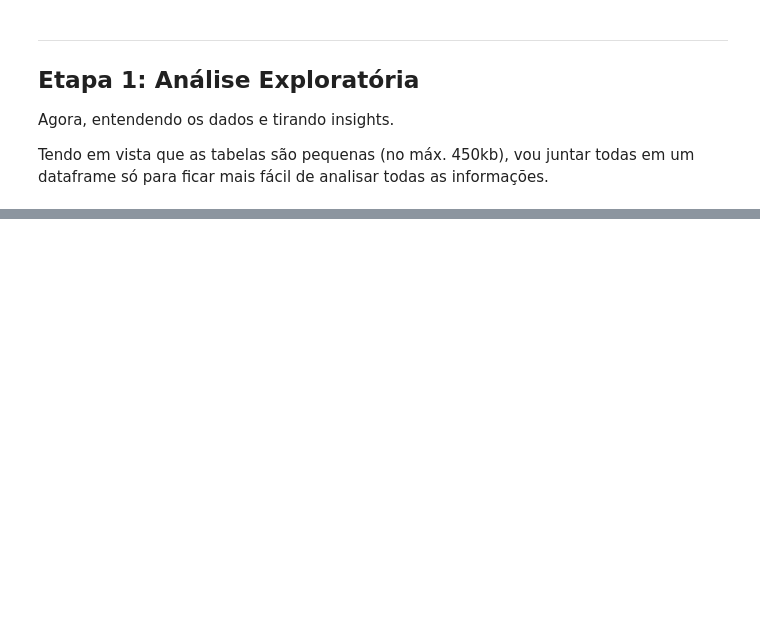
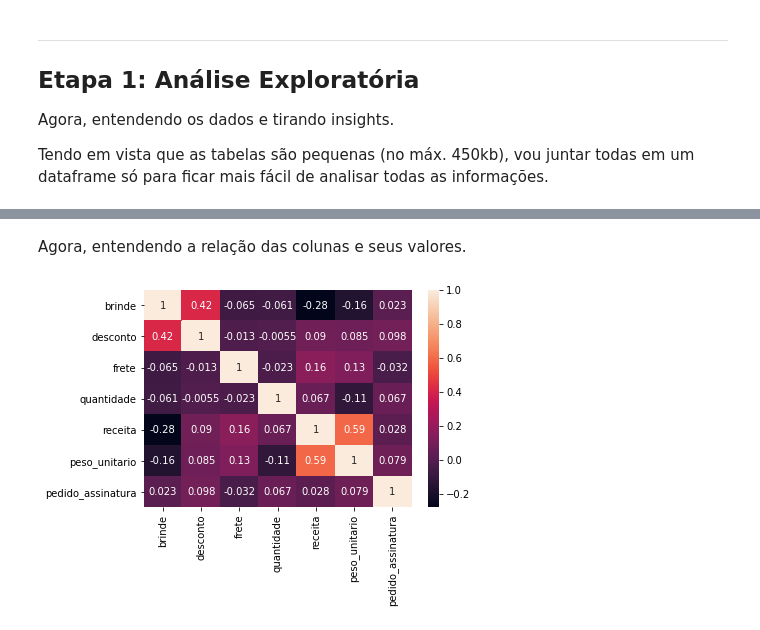
Before and after one commit to israelmendez232/data-science-test, a Jupyter notebook: container/main2.ipynb, the cells around one changed output, grey strips where cells are left out. Saved outputs shown, nothing was run; the diff lists cells and outputs as text; code cells hidden in the pictures; blank space fills up the shorter version.

```diff
--- a/container/main2.ipynb
+++ b/container/main2.ipynb
@@ -159,0 +131,7 @@ df.head()
+# %% [markdown]
+Agora, entendendo a relação das colunas e seus valores.
+# %%
+sn.heatmap(df.corr(), annot=True)
+plt.show()
+# %% [output]
+[figure, added]
```
Also changed, not shown: parts of 19 cells of this notebook, 1 other file.
